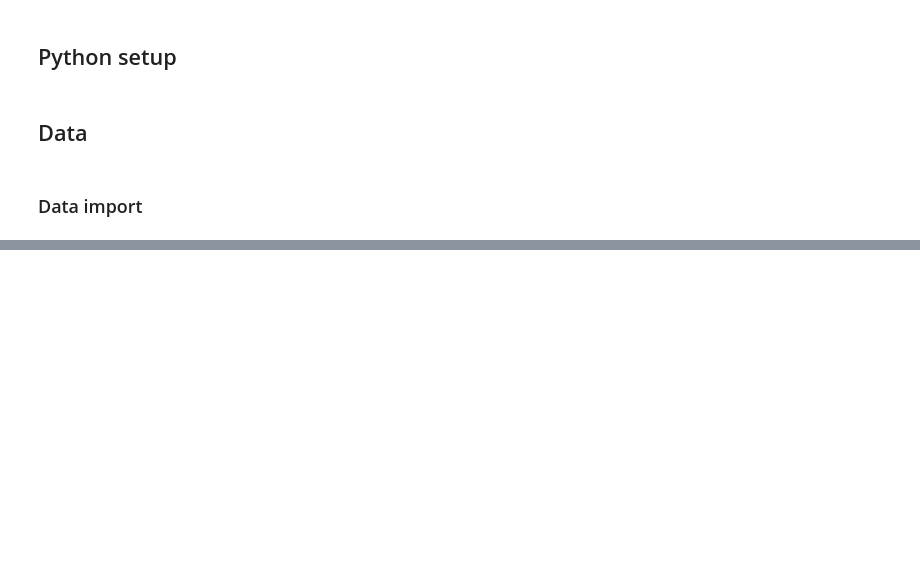
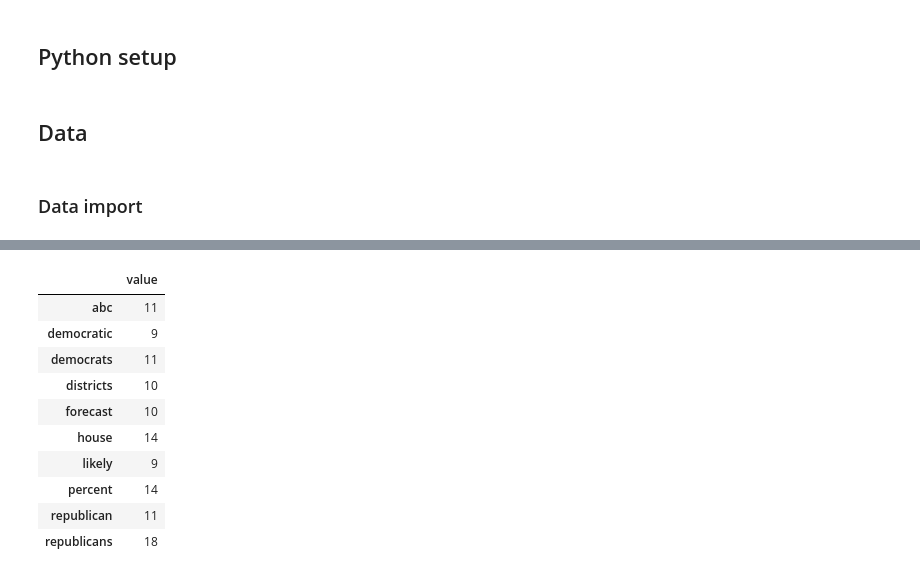
Before and after one commit to EdmondUkaj/homework-1, a Jupyter notebook: notebooks/03-textmining.ipynb, the cells around one changed output, grey strips where cells are left out. Saved outputs shown, nothing was run; the diff lists cells and outputs as text; code cells hidden in the pictures; blank space fills up the shorter version.

```diff
--- a/notebooks/03-textmining.ipynb
+++ b/notebooks/03-textmining.ipynb
@@ -35,0 +255,17 @@ ParserError: Error tokenizing data. C error: Expected 1 fields in line 28, saw 3
+# %%
+# Erstellen eines pandas DataFrame aus dem dictionary
+df_dist = pd.DataFrame({"value": dict(top_10)})
+
+df_dist
+# %% [output]
+|  | value |
+| abc | 11 |
+| democratic | 9 |
+| democrats | 11 |
+| districts | 10 |
+| forecast | 10 |
+| house | 14 |
+| likely | 9 |
+| percent | 14 |
+| republican | 11 |
+| republicans | 18 |
```
Also changed, not shown: parts of 49 cells of this notebook, 2 other files.
